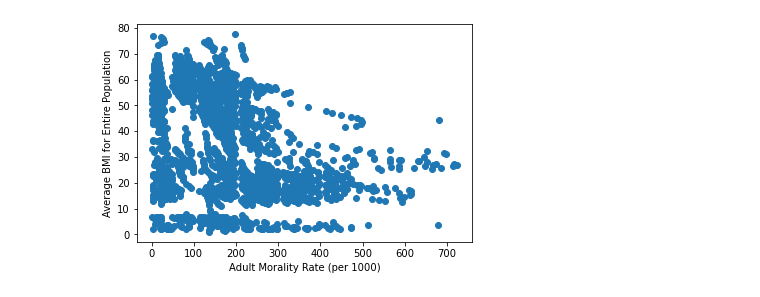
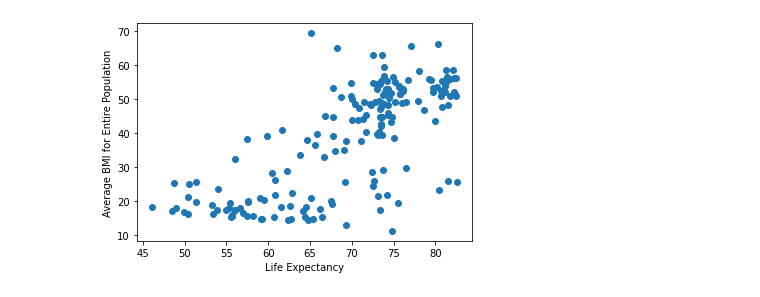
Before and after one commit to jaryan77/TeamTitans_Project_1, a Jupyter notebook: summer_life.ipynb, the cells around one changed output. Saved outputs shown, nothing was run; the diff lists cells and outputs as text; code cells hidden in the pictures.

Commit message:
Subset data to create histogram and scatterplot

```diff
--- a/summer_life.ipynb
+++ b/summer_life.ipynb
@@ -6,9 +6,7 @@ import matplotlib.pyplot as plt
 import numpy as np
 # %%
 #Read in csv file
-# region_path = "Resources/region.csv"
-# region = pd.read_csv(region_path)
-life_path = "Resources/Life Expectancy Data.csv"
-life = pd.read_csv(life_path)
-life
+region_path = "Resources/region.csv"
+region = pd.read_csv(region_path)
+region
 # %% [output]
@@ -33,6 +49,6 @@ life.merge()
 # %%
 #Subset data for analyzing adult mortality vs BMI
 #country, year, status, adult mortality, BMI, GDP
-life_df = life[["Country", "Year", "Status", "Adult Mortality", "BMI", "GDP"]]
-life_df
+life_exp_df = region[["Country", "Region" ,"Year", "Status", "Life expectancy", "BMI", "GDP"]]
+life_exp_df
 # %% [output]
@@ -52,5 +68,6 @@ life_df
 # %%
 # Clean df for BMI vs Adult Mortality (may include 3rd dimension later on in this section)
-df = life_df.dropna(axis=0, subset=['BMI', 'Adult Mortality'])
-df
+life_df = life_exp_df.dropna(axis=0, subset=['BMI', 'Life expectancy'])
+life_df
+#find missing countries
 # %% [output]
@@ -69,0 +87,4 @@ df
+# %%
+grouped_df= life_df.groupby(['Country']).mean()
+grouped_df = grouped_df[['Life expectancy', 'BMI']]
+grouped_df
@@ -70,9 +124,9 @@ df
 # %%
-adult_mortality = df['Adult Mortality']
-bmi = df.BMI
-plt.scatter(adult_mortality,bmi)
-plt.xlabel("Adult Morality Rate (per 1000)")
+life_exp = grouped_df['Life expectancy']
+bmi = grouped_df.BMI
+plt.scatter(life_exp,bmi)
+plt.xlabel("Life Expectancy")
 plt.ylabel("Average BMI for Entire Population")
 plt.show()
 # %% [output]
-[figure, old version]
+[figure, new version]
```
Also changed, not shown: parts of 14 cells of this notebook.
